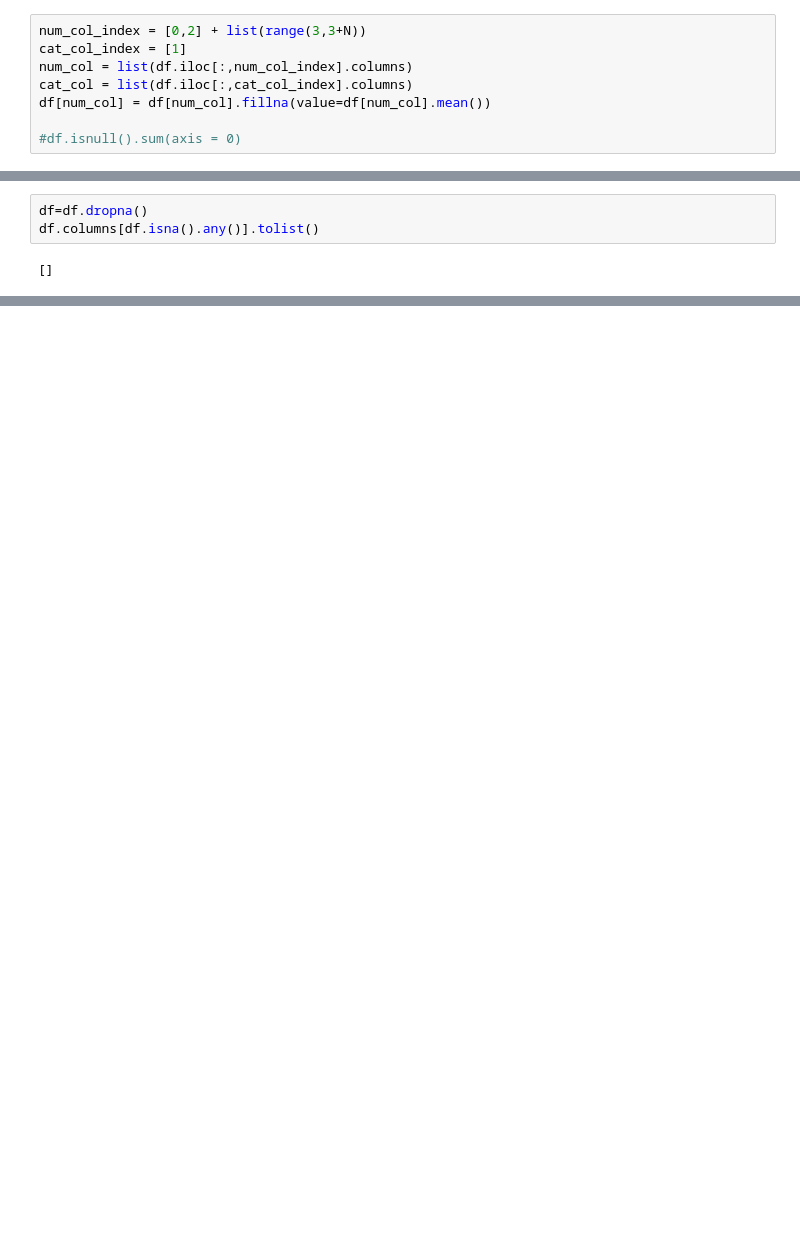
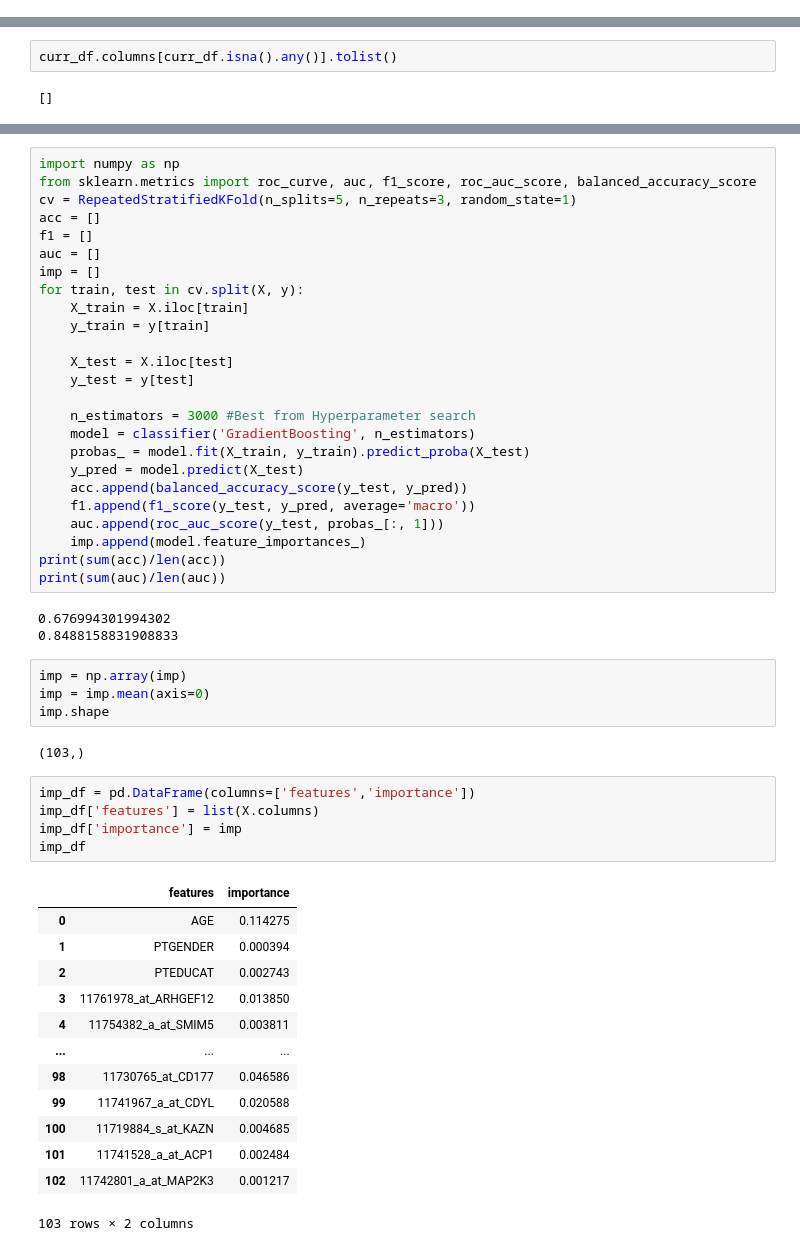
Before and after one commit to mvrl/ADNI_Genetics, a Jupyter notebook: gene_expression/Classification_Gene_Expr.ipynb, the cells around one changed output, grey strips where cells are left out. Cells and saved outputs as stored; diff of their text form; blank space fills up the shorter version.

```diff
--- a/gene_expression/Classification_Gene_Expr.ipynb
+++ b/gene_expression/Classification_Gene_Expr.ipynb
@@ -77,8 +240,0 @@ Counter({'CN': 260, 'LMCI': 225, 'EMCI': 215, 'AD': 43})
-# %%
-num_col_index = [0,2] + list(range(3,3+N))
-cat_col_index = [1]
-num_col = list(df.iloc[:,num_col_index].columns)
-cat_col = list(df.iloc[:,cat_col_index].columns)
-df[num_col] = df[num_col].fillna(value=df[num_col].mean())
-
-#df.isnull().sum(axis = 0)
@@ -85,5 +245,4 @@ df[num_col] = df[num_col].fillna(value=df[num_col].mean())
 # %%
-df=df.dropna()
-df.columns[df.isna().any()].tolist()
+curr_df.columns[curr_df.isna().any()].tolist()
 # %% [output]
 []
@@ -218,0 +374,53 @@ SMOTENC and StandardScaler() combined rather worsen the results
+# %%
+import numpy as np
+from sklearn.metrics import roc_curve, auc, f1_score, roc_auc_score, balanced_accuracy_score
+cv = RepeatedStratifiedKFold(n_splits=5, n_repeats=3, random_state=1)
+acc = []
+f1 = []
+auc = []
+imp = []
+for train, test in cv.split(X, y):
+    X_train = X.iloc[train]
+    y_train = y[train]
+
+    X_test = X.iloc[test]
+    y_test = y[test]
+
+    n_estimators = 3000 #Best from Hyperparameter search
+    model = classifier('GradientBoosting', n_estimators)
+    probas_ = model.fit(X_train, y_train).predict_proba(X_test)
+    y_pred = model.predict(X_test)
+    acc.append(balanced_accuracy_score(y_test, y_pred))
+    f1.append(f1_score(y_test, y_pred, average='macro'))
+    auc.append(roc_auc_score(y_test, probas_[:, 1]))
+    imp.append(model.feature_importances_)
+print(sum(acc)/len(acc))
+print(sum(auc)/len(auc))
+# %% [output]
+0.676994301994302
+0.8488158831908833
+# %%
+imp = np.array(imp)
+imp = imp.mean(axis=0)
+imp.shape
+# %% [output]
+(103,)
+# %%
+imp_df = pd.DataFrame(columns=['features','importance'])
+imp_df['features'] = list(X.columns)
+imp_df['importance'] = imp
+imp_df
+# %% [output]
+|  | features | importance |
+| 0 | AGE | 0.114275 |
+| 1 | PTGENDER | 0.000394 |
+| 2 | PTEDUCAT | 0.002743 |
+| 3 | 11761978_at_ARHGEF12 | 0.013850 |
+| 4 | 11754382_a_at_SMIM5 | 0.003811 |
+| ... | ... | ... |
+| 98 | 11730765_at_CD177 | 0.046586 |
+| 99 | 11741967_a_at_CDYL | 0.020588 |
+| 100 | 11719884_s_at_KAZN | 0.004685 |
+| 101 | 11741528_a_at_ACP1 | 0.002484 |
+| 102 | 11742801_a_at_MAP2K3 | 0.001217 |
+103 rows × 2 columns
```
Also changed, not shown: parts of 20 cells of this notebook, 4 other files.
